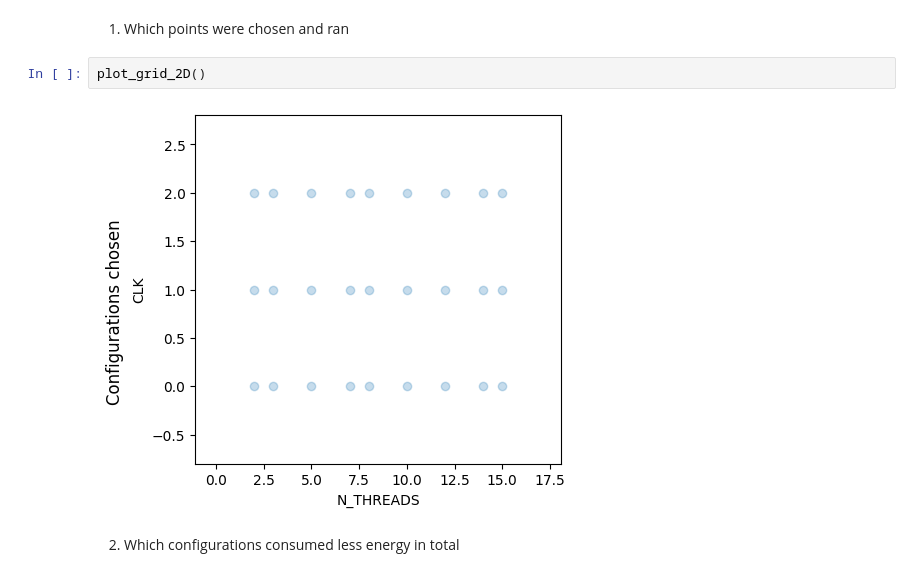
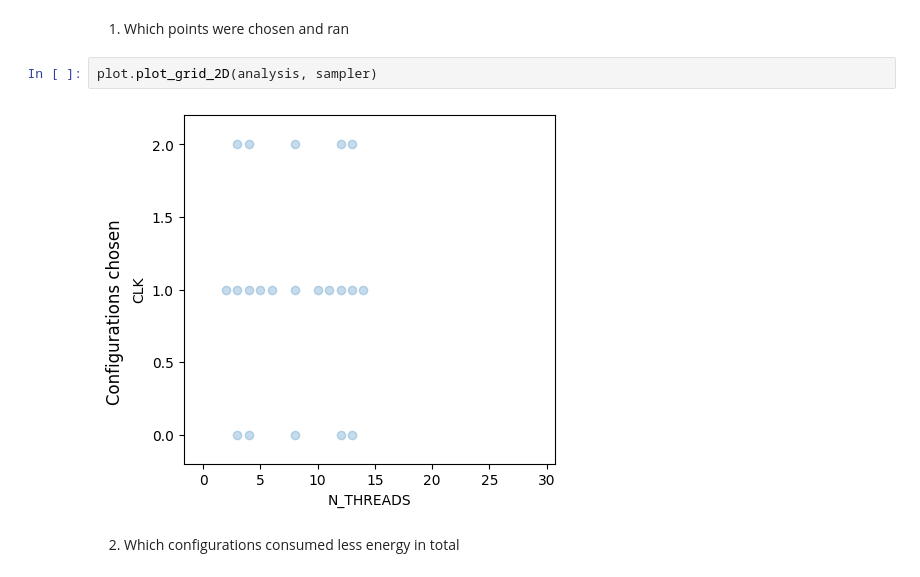
Before and after one commit to Jubarte27/energyuq, a Jupyter notebook: scenarios/main/energy_analysis.ipynb, the cells around one changed output. Drawn from its saved outputs; the diff is of its cells as text.

```diff
--- a/scenarios/main/energy_analysis.ipynb
+++ b/scenarios/main/energy_analysis.ipynb
@@ -272,9 +35,9 @@ def plot_boxplot(qoi=qoi):
 # %% [markdown]
 1. Which points were chosen and ran
 # %%
-plot_grid_2D()
+plot.plot_grid_2D(analysis, sampler)
 # %% [output]
-[figure, old version]
+[figure, new version]
 # %% [markdown]
 2. Which configurations consumed less energy in total
 # %%
```
Also changed, not shown: parts of 10 cells of this notebook, 9 other files.
